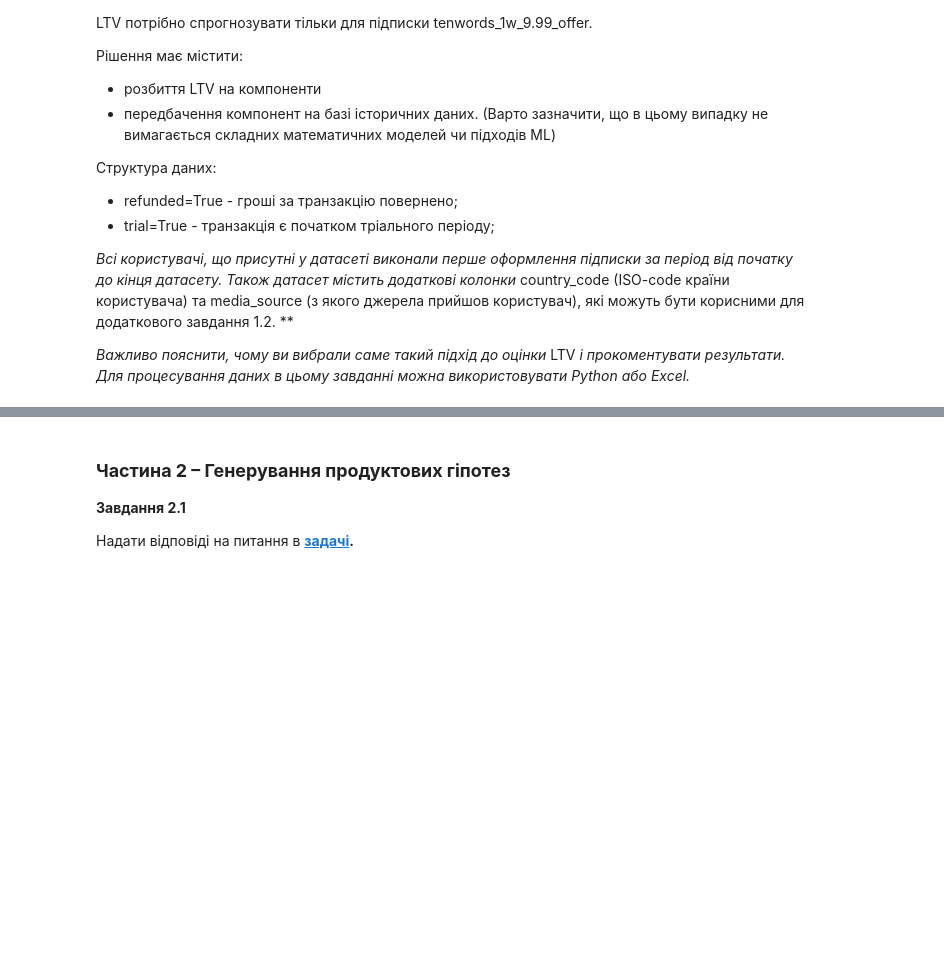
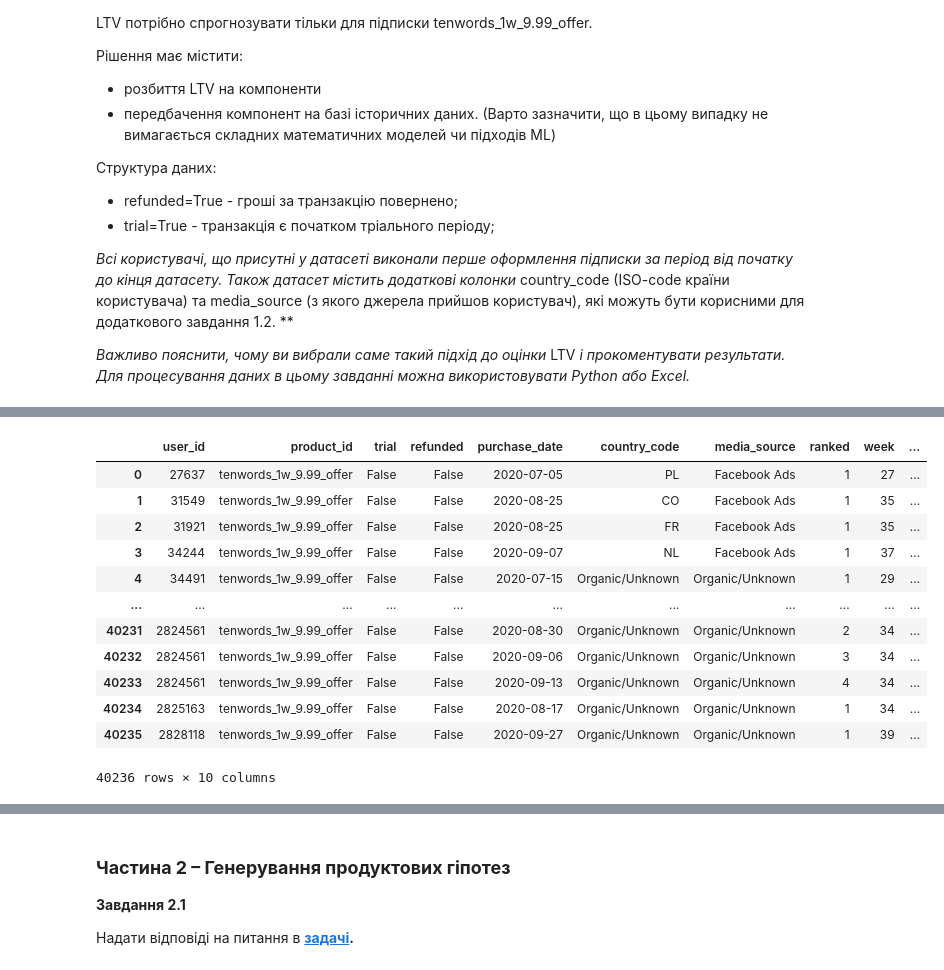
Before and after one commit to platothecynic/test_task, a Jupyter notebook: Untitled.ipynb, the cells around one changed output, grey strips where cells are left out. Drawn from its saved outputs; the diff is of its cells as text; code cells hidden in the pictures; blank space fills up the shorter version.

```diff
--- a/Untitled.ipynb
+++ b/Untitled.ipynb
@@ -405,0 +382,17 @@ See the caveats in the documentation: https://pandas.pydata.org/pandas-docs/stab
+# %%
+temp = temp.merge(temp.groupby('user_id').agg(first_date=('purchase_date', 'min')).reset_index(), how='inner', left_on='user_id', right_on='user_id')
+temp
+# %% [output]
+|  | user_id | product_id | trial | refunded | purchase_date | country_code | media_source | ranked | week | ... |
+| 0 | 27637 | tenwords_1w_9.99_offer | False | False | 2020-07-05 | PL | Facebook Ads | 1 | 27 | ... |
+| 1 | 31549 | tenwords_1w_9.99_offer | False | False | 2020-08-25 | CO | Facebook Ads | 1 | 35 | ... |
+| 2 | 31921 | tenwords_1w_9.99_offer | False | False | 2020-08-25 | FR | Facebook Ads | 1 | 35 | ... |
+| 3 | 34244 | tenwords_1w_9.99_offer | False | False | 2020-09-07 | NL | Facebook Ads | 1 | 37 | ... |
+| 4 | 34491 | tenwords_1w_9.99_offer | False | False | 2020-07-15 | Organic/Unknown | Organic/Unknown | 1 | 29 | ... |
+| ... | ... | ... | ... | ... | ... | ... | ... | ... | ... | ... |
+| 40231 | 2824561 | tenwords_1w_9.99_offer | False | False | 2020-08-30 | Organic/Unknown | Organic/Unknown | 2 | 34 | ... |
+| 40232 | 2824561 | tenwords_1w_9.99_offer | False | False | 2020-09-06 | Organic/Unknown | Organic/Unknown | 3 | 34 | ... |
+| 40233 | 2824561 | tenwords_1w_9.99_offer | False | False | 2020-09-13 | Organic/Unknown | Organic/Unknown | 4 | 34 | ... |
+| 40234 | 2825163 | tenwords_1w_9.99_offer | False | False | 2020-08-17 | Organic/Unknown | Organic/Unknown | 1 | 34 | ... |
+| 40235 | 2828118 | tenwords_1w_9.99_offer | False | False | 2020-09-27 | Organic/Unknown | Organic/Unknown | 1 | 39 | ... |
+40236 rows × 10 columns
```
Also changed, not shown: parts of 23 cells of this notebook.
